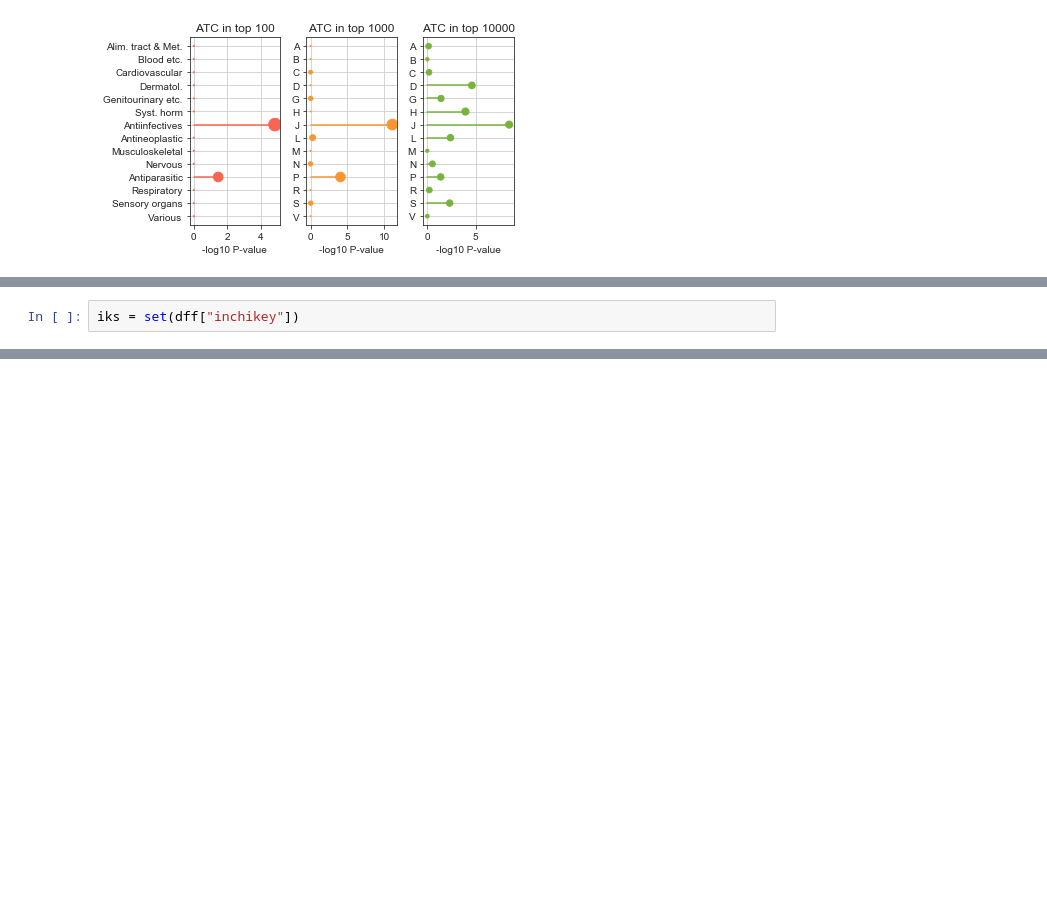
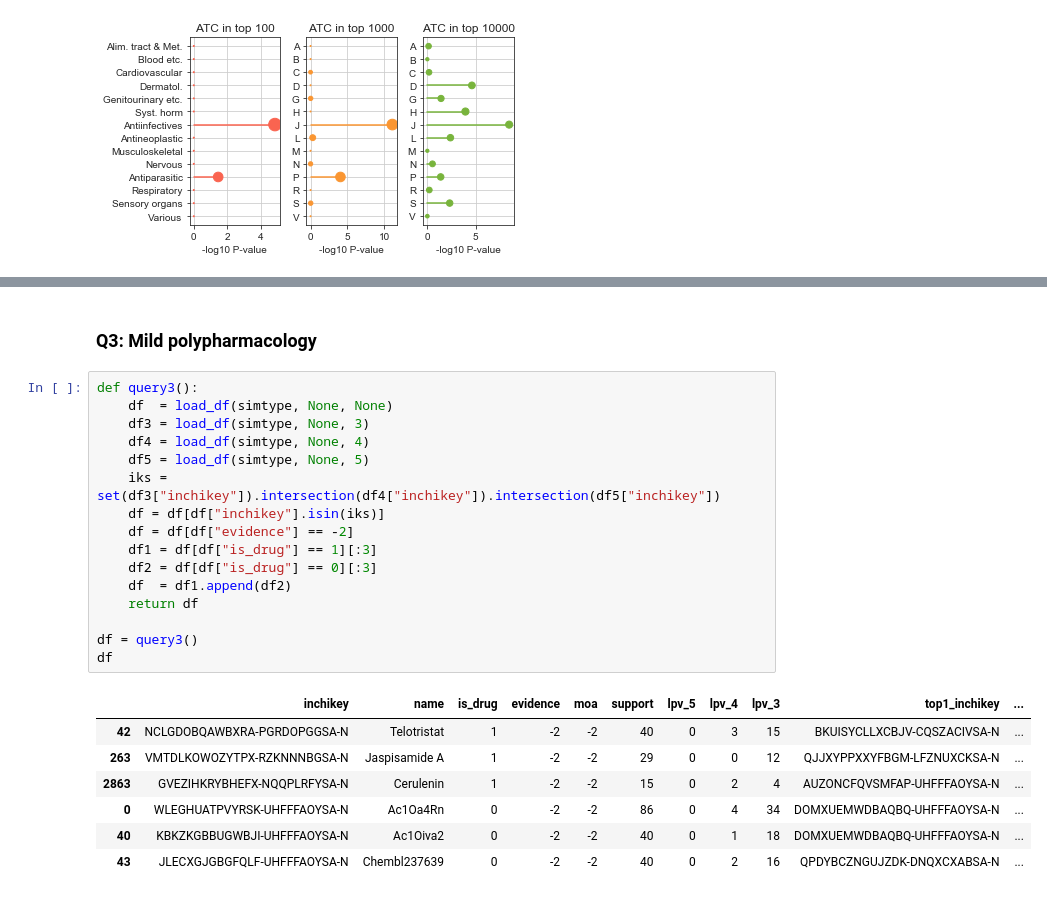
Before and after one commit to sbnb-irb/covid19, a Jupyter notebook: notebooks/explore.ipynb, the cells around one changed output, grey strips where cells are left out. Cells and saved outputs as stored; diff of their text form; blank space fills up the shorter version.

```diff
--- a/notebooks/explore.ipynb
+++ b/notebooks/explore.ipynb
@@ -932,2 +507,0 @@ dfc[dfc["inchikey"].isin(keep_iks)][:3]
-# %%
-iks = set(dff["inchikey"])
@@ -996,0 +652,26 @@ df2
+# %% [markdown]
+### Q3: Mild polypharmacology
+# %%
+def query3():
+    df  = load_df(simtype, None, None)
+    df3 = load_df(simtype, None, 3)
+    df4 = load_df(simtype, None, 4)
+    df5 = load_df(simtype, None, 5)
+    iks = set(df3["inchikey"]).intersection(df4["inchikey"]).intersection(df5["inchikey"])
+    df = df[df["inchikey"].isin(iks)]
+    df = df[df["evidence"] == -2]
+    df1 = df[df["is_drug"] == 1][:3]
+    df2 = df[df["is_drug"] == 0][:3]
+    df  = df1.append(df2)
+    return df
+
+df = query3()
+df
+# %% [output]
+|  | inchikey | name | is_drug | evidence | moa | support | lpv_5 | lpv_4 | lpv_3 | top1_inchikey | ... |
+| 42 | NCLGDOBQAWBXRA-PGRDOPGGSA-N | Telotristat | 1 | -2 | -2 | 40 | 0 | 3 | 15 | BKUISYCLLXCBJV-CQSZACIVSA-N | ... |
+| 263 | VMTDLKOWOZYTPX-RZKNNNBGSA-N | Jaspisamide A | 1 | -2 | -2 | 29 | 0 | 0 | 12 | QJJXYPPXXYFBGM-LFZNUXCKSA-N | ... |
+| 2863 | GVEZIHKRYBHEFX-NQQPLRFYSA-N | Cerulenin | 1 | -2 | -2 | 15 | 0 | 2 | 4 | AUZONCFQVSMFAP-UHFFFAOYSA-N | ... |
+| 0 | WLEGHUATPVYRSK-UHFFFAOYSA-N | Ac1Oa4Rn | 0 | -2 | -2 | 86 | 0 | 4 | 34 | DOMXUEMWDBAQBQ-UHFFFAOYSA-N | ... |
+| 40 | KBKZKGBBUGWBJI-UHFFFAOYSA-N | Ac1Oiva2 | 0 | -2 | -2 | 40 | 0 | 1 | 18 | DOMXUEMWDBAQBQ-UHFFFAOYSA-N | ... |
+| 43 | JLECXGJGBGFQLF-UHFFFAOYSA-N | Chembl237639 | 0 | -2 | -2 | 40 | 0 | 2 | 16 | QPDYBCZNGUJZDK-DNQXCXABSA-N | ... |
```
Also changed, not shown: parts of 49 cells of this notebook, 1 other file.
